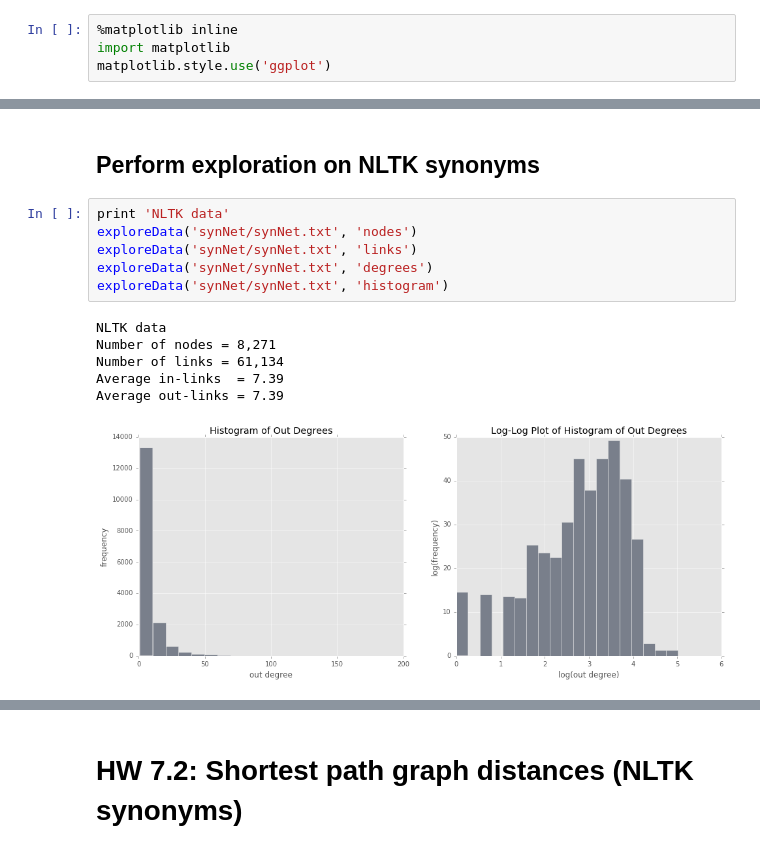
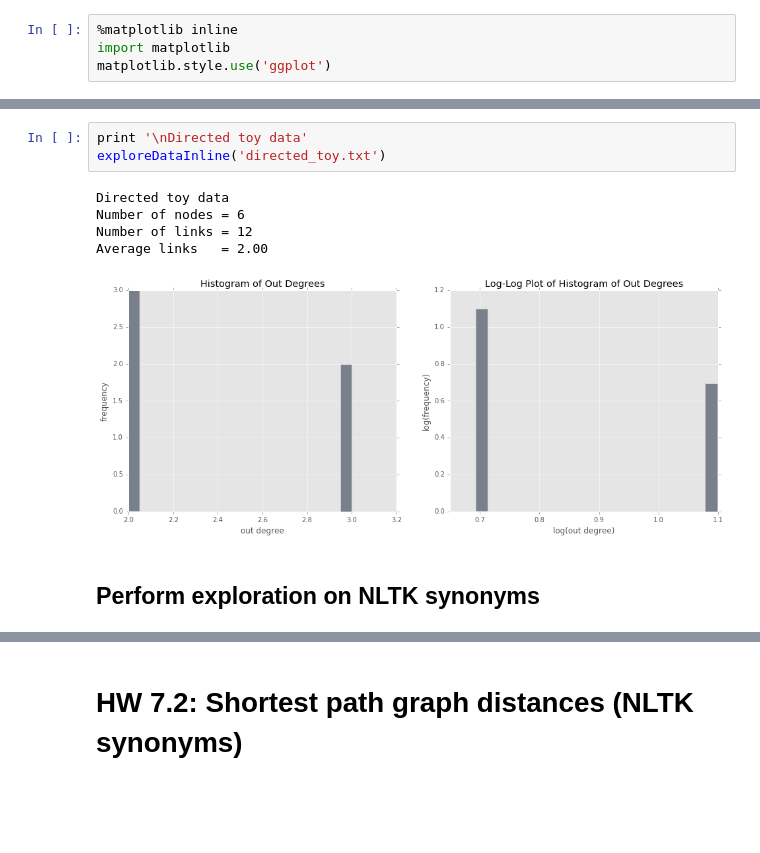
Before and after one commit to mseltz/W261-Fall2016, a Jupyter notebook: Week07/MIDS-W261-2016-HWK-Week07-DangSeltzer.ipynb, the cells around one changed output, grey strips where cells are left out. Cells and saved outputs as stored; diff of their text form; blank space fills up the shorter version.

```diff
--- a/Week07/MIDS-W261-2016-HWK-Week07-DangSeltzer.ipynb
+++ b/Week07/MIDS-W261-2016-HWK-Week07-DangSeltzer.ipynb
@@ -536,15 +460,11 @@ Average out-links = 2.00
+# %%
+print '\nDirected toy data'
+exploreDataInline('directed_toy.txt')
+# %% [output]
+Directed toy data
+Number of nodes = 6
+Number of links = 12
+Average links   = 2.00
+[figure, added]
 # %% [markdown]
 ## Perform exploration on NLTK synonyms
-# %%
-print 'NLTK data'
-exploreData('synNet/synNet.txt', 'nodes')
-exploreData('synNet/synNet.txt', 'links')
-exploreData('synNet/synNet.txt', 'degrees')
-exploreData('synNet/synNet.txt', 'histogram')
-# %% [output]
-NLTK data
-Number of nodes = 8,271
-Number of links = 61,134
-Average in-links  = 7.39
-Average out-links = 7.39
-[figure, removed]
```
Also changed, not shown: parts of 25 cells of this notebook, 1 other file.
